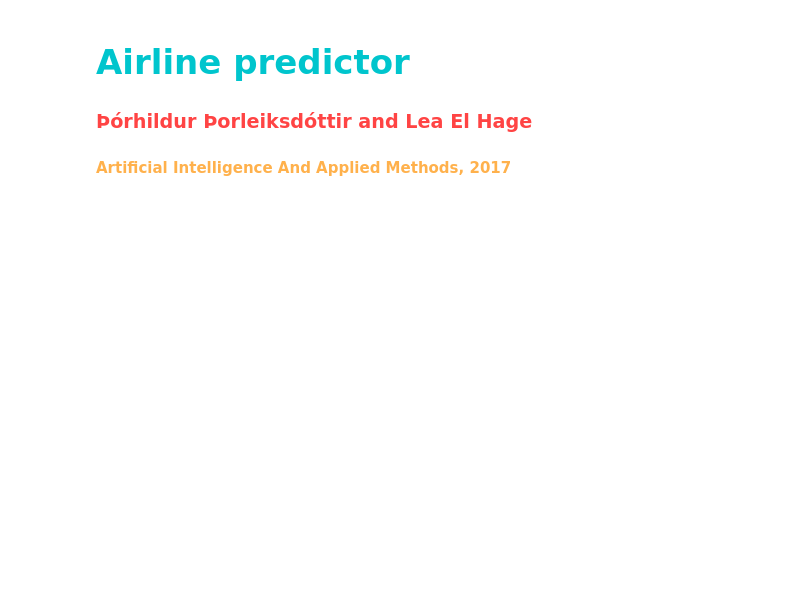
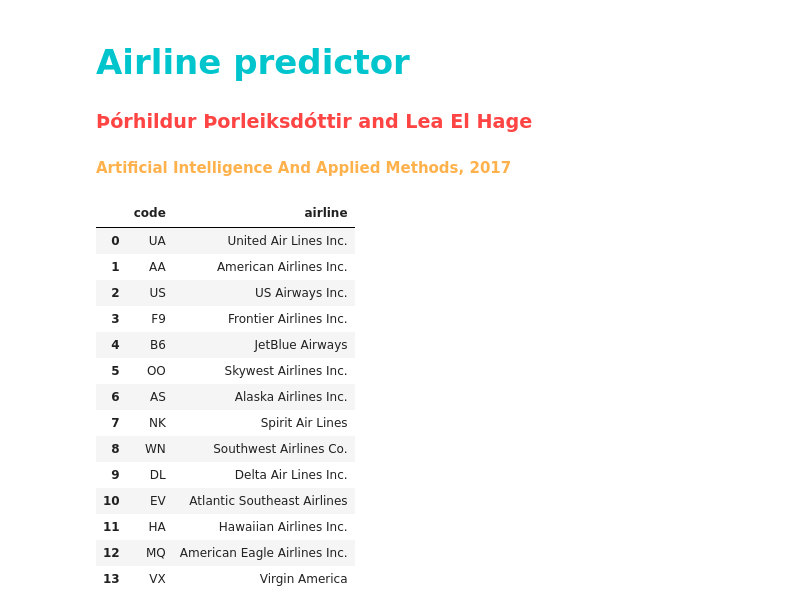
Before and after one commit to thorhildurt/Airline-predictor, a Jupyter notebook: Airline-predictor.ipynb, the cells around one changed output. Saved outputs shown, nothing was run; the diff lists cells and outputs as text; code cells hidden in the pictures; blank space fills up the shorter version.

```diff
--- a/Airline-predictor.ipynb
+++ b/Airline-predictor.ipynb
@@ -9,6 +24,28 @@ import matplotlib.pyplot as plt
 data = pd.read_csv('flights.csv', encoding='ISO-8859-1', usecols=[0,1,2,4,7,11,24], low_memory=False) #,25,26,27,28,29,30])
 # Year0 | Month1 | Day2 | Airline4 | Origin_airport7 | Departure_delay11 | Cancelled24 | Cancellation_reason25 | Air_system_delay26 | Security_delay27 | Airline_delay28 | Late_Aircraft_delay29 |
 #Weather_delay30
+# %%
+#NOT WORKING READS FLIGHT INSTEAD OF AIRLINE
+
+airline = pd.read_csv('airlines.csv',  usecols=[0,1], low_memory=False)
+airline_data = airline.rename(columns={'IATA_CODE':'code','AIRLINE':'airline'})
+airline_data
+# %% [output]
+|  | code | airline |
+| 0 | UA | United Air Lines Inc. |
+| 1 | AA | American Airlines Inc. |
+| 2 | US | US Airways Inc. |
+| 3 | F9 | Frontier Airlines Inc. |
+| 4 | B6 | JetBlue Airways |
+| 5 | OO | Skywest Airlines Inc. |
+| 6 | AS | Alaska Airlines Inc. |
+| 7 | NK | Spirit Air Lines |
+| 8 | WN | Southwest Airlines Co. |
+| 9 | DL | Delta Air Lines Inc. |
+| 10 | EV | Atlantic Southeast Airlines |
+| 11 | HA | Hawaiian Airlines Inc. |
+| 12 | MQ | American Eagle Airlines Inc. |
+| 13 | VX | Virgin America |
 # %%
 flight_data = data.rename(columns={'YEAR':'year','MONTH':'month','DAY':'day',
                                    'AIRLINE':'airline','ORIGIN_AIRPORT':'airport','DEPARTURE_DELAY':'delay',
```
Also changed, not shown: parts of 13 cells of this notebook.
